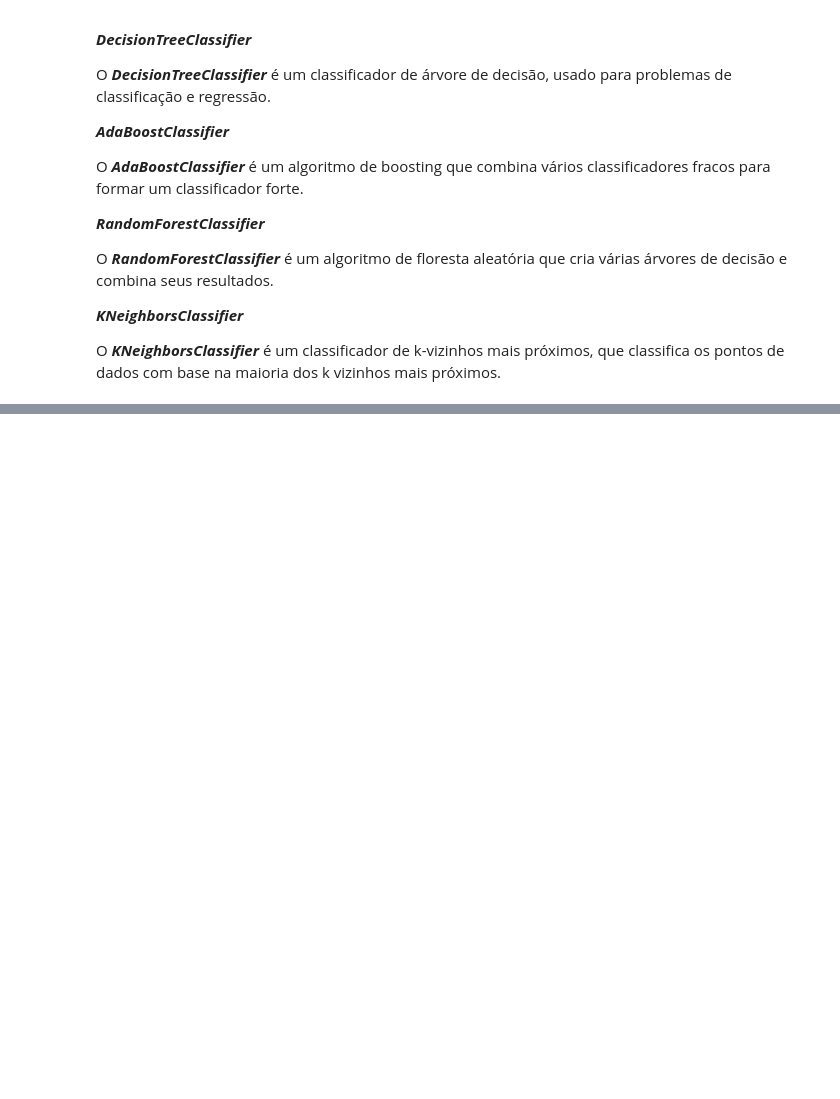
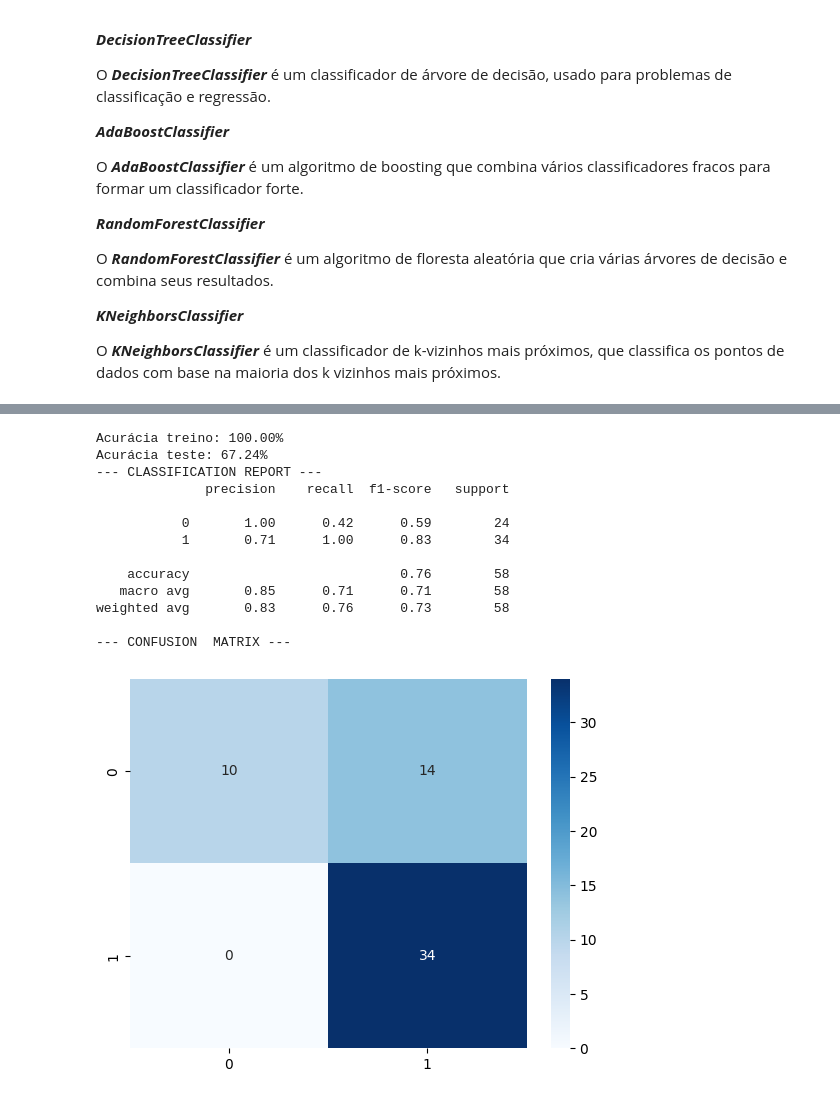
Before and after one commit to carlos-augusto-carneiro/KaggleHeartDisease, a Jupyter notebook: HeartDisease.ipynb, the cells around one changed output, grey strips where cells are left out. Drawn from its saved outputs; the diff is of its cells as text; code cells hidden in the pictures; blank space fills up the shorter version.

```diff
--- a/HeartDisease.ipynb
+++ b/HeartDisease.ipynb
@@ -339,0 +440,17 @@ from sklearn.neighbors import KNeighborsClassifier
+# %%
+tree_triand, tree_test = relatorio_ml(data4, DecisionTreeClassifier)
+# %% [output]
+Acurácia treino: 100.00%
+Acurácia teste: 67.24%
+--- CLASSIFICATION REPORT ---
+              precision    recall  f1-score   support
+
+           0       1.00      0.42      0.59        24
+           1       0.71      1.00      0.83        34
+
+    accuracy                           0.76        58
+   macro avg       0.85      0.71      0.71        58
+weighted avg       0.83      0.76      0.73        58
+
+--- CONFUSION  MATRIX ---
+[figure, added]
```
Also changed, not shown: parts of 16 cells of this notebook.
